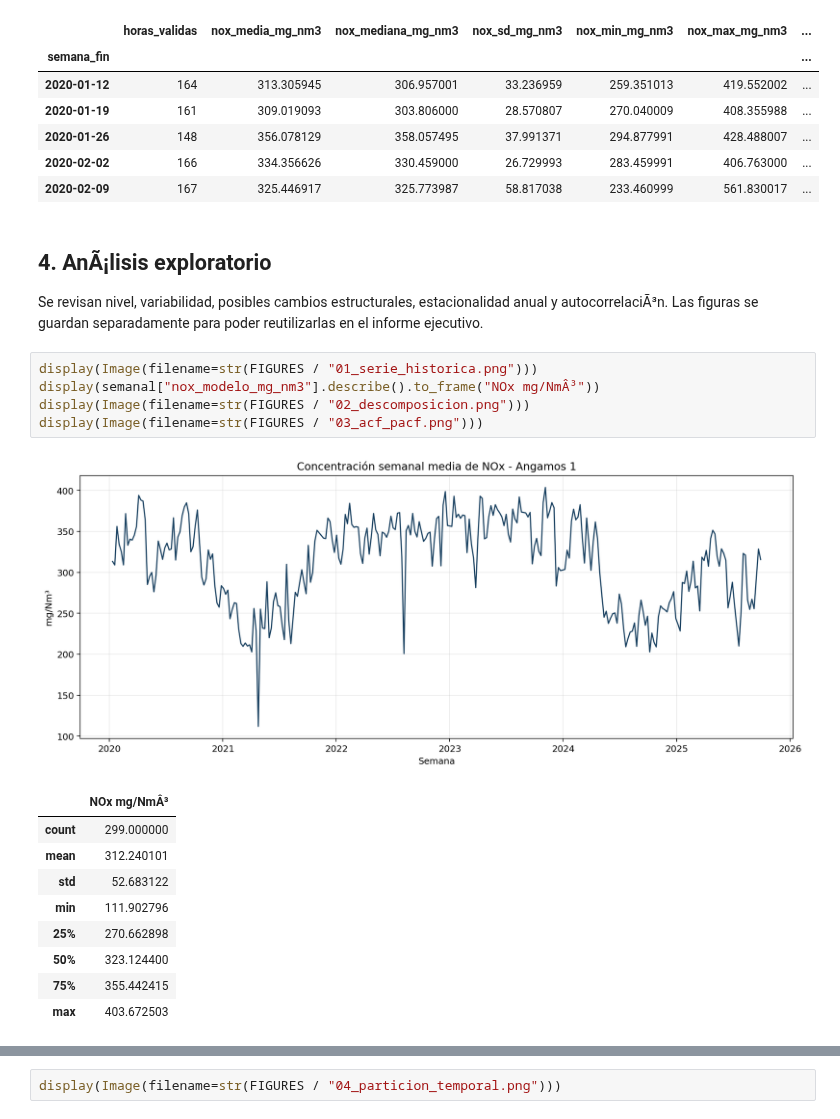
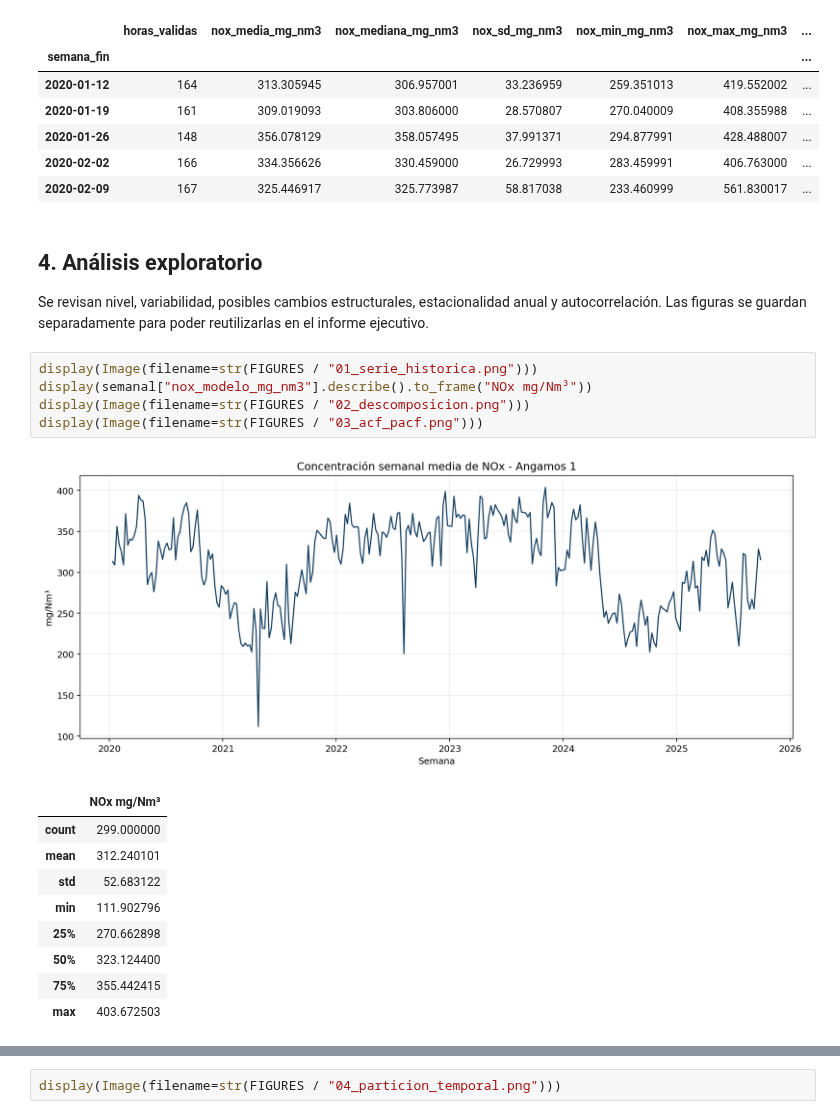
Before and after one commit to glopezr10/proyecto_series_tiempo, a Jupyter notebook: prototipo_entrega/Trabajo_Final_Series_Tiempo.ipynb, the cells around one changed output, grey strips where cells are left out. Saved outputs shown, nothing was run; the diff lists cells and outputs as text.

```diff
--- a/prototipo_entrega/Trabajo_Final_Series_Tiempo.ipynb
+++ b/prototipo_entrega/Trabajo_Final_Series_Tiempo.ipynb
@@ -134,17 +134,17 @@ Semanas imputadas: 10
 | 2020-02-02 | 166 | 334.356626 | 330.459000 | 26.729993 | 283.459991 | 406.763000 | ... |
 | 2020-02-09 | 167 | 325.446917 | 325.773987 | 58.817038 | 233.460999 | 561.830017 | ... |
 # %% [markdown]
-## 4. AnÃ¡lisis exploratorio
+## 4. Análisis exploratorio
 
-Se revisan nivel, variabilidad, posibles cambios estructurales, estacionalidad anual y autocorrelaciÃ³n. Las figuras se guardan separadamente para poder reutilizarlas en el informe ejecutivo.
+Se revisan nivel, variabilidad, posibles cambios estructurales, estacionalidad anual y autocorrelación. Las figuras se guardan separadamente para poder reutilizarlas en el informe ejecutivo.
 # %%
 display(Image(filename=str(FIGURES / "01_serie_historica.png")))
-display(semanal["nox_modelo_mg_nm3"].describe().to_frame("NOx mg/NmÂ³"))
+display(semanal["nox_modelo_mg_nm3"].describe().to_frame("NOx mg/Nm³"))
 display(Image(filename=str(FIGURES / "02_descomposicion.png")))
 display(Image(filename=str(FIGURES / "03_acf_pacf.png")))
 # %% [output]
 [figure]
-|  | NOx mg/NmÂ³ |
+|  | NOx mg/Nm³ |
 | count | 299.000000 |
 | mean | 312.240101 |
 | std | 52.683122 |
```
Also changed, not shown: parts of 19 cells of this notebook, 7 other files.
